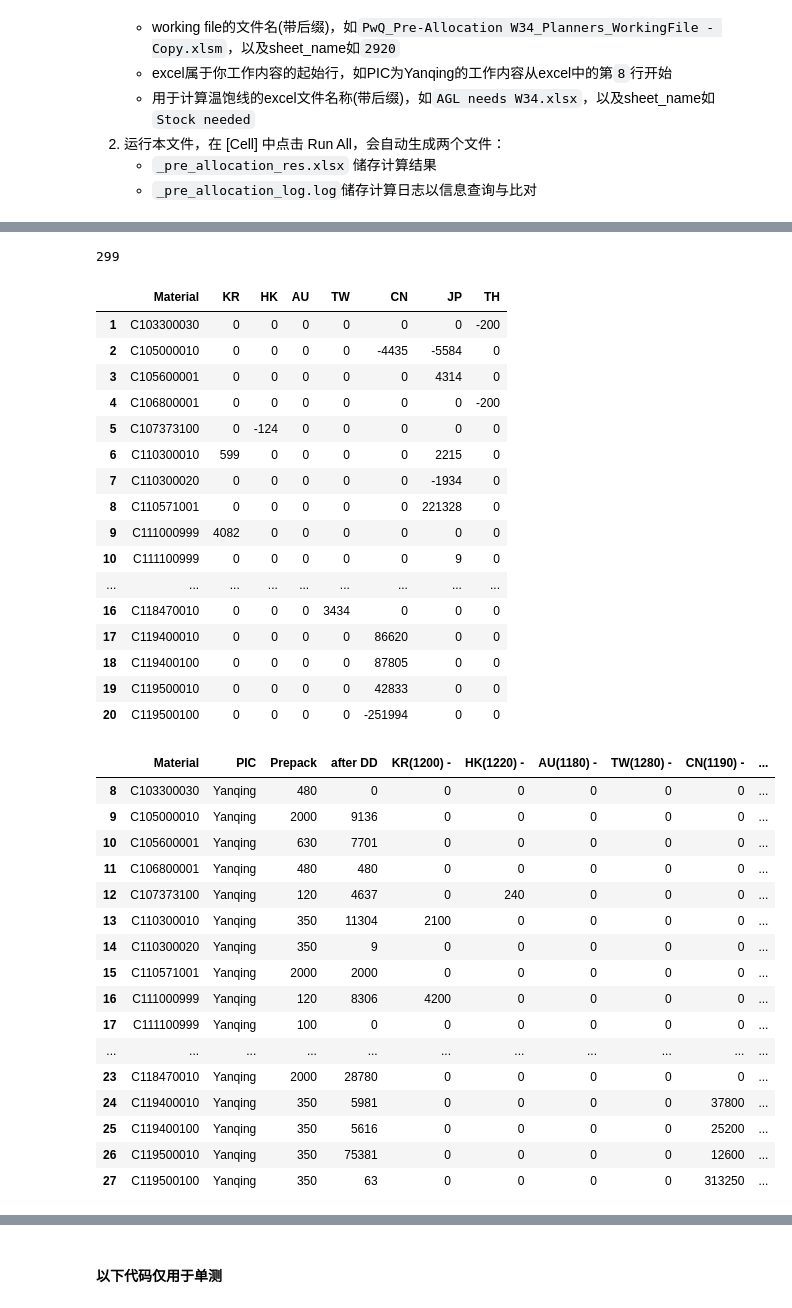
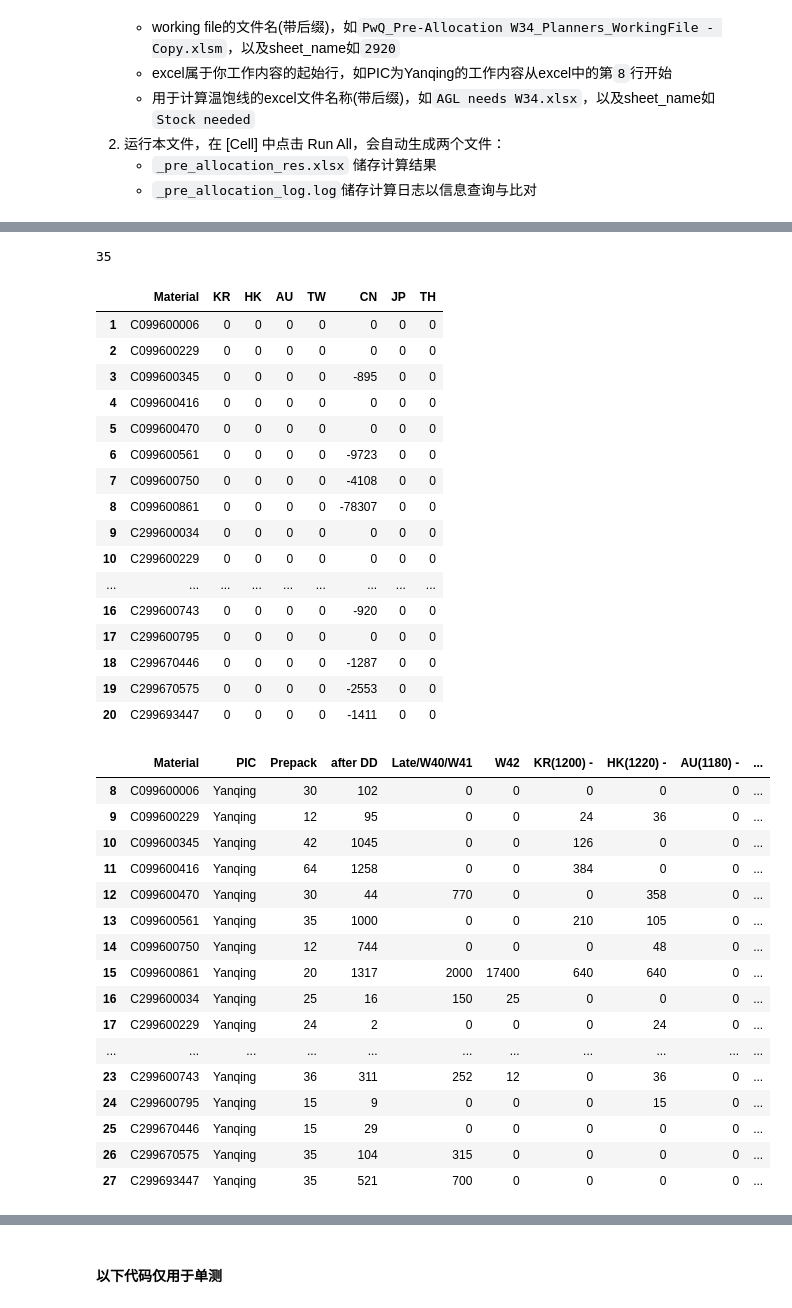
Before and after one commit to lkean9/supply_planning_trivial_matters, a Jupyter notebook: pre_allocation/application.ipynb, the cells around one changed output, grey strips where cells are left out. Saved outputs shown, nothing was run; the diff lists cells and outputs as text; code cells hidden in the pictures.

Commit message:
add availability for pre_allocation

````diff
--- a/pre_allocation/application.ipynb
+++ b/pre_allocation/application.ipynb
@@ -9,10 +9,10 @@
     * ```_pre_allocation_log.log```储存计算日志以信息查询与比对
 # %%
 # 注：使用前请先确保以下信息填写正确：
-working_file_name = 'PwQ_Pre-Allocation W38_Planners_WorkingFile - YQ.xlsm'
+working_file_name = 'copy PwQ_Pre-Allocation W40_Planners_WorkingFile - YQ.xlsm'
 working_file_sheet_name = '2920'
 start_row = 8
-agl_needs_file_name = 'AGL needs W38.xlsx'
+agl_needs_file_name = 'AGL needs W40.xlsx'
 agl_needs_file_sheet_name = 'Stock needed'
 pic = 'Yanqing'
 # %%
@@ -42,8 +42,12 @@ working_file = working_file[working_file['PIC'] == pic]
 working_file.index = np.arange(start_row, len(working_file) + start_row)
 columns = ['Material', 'PIC', 'Prepack', 'SOH', 'Avg Ind.Req (M)','KR(1200) -', 'Direct KR', 'HK(1220) -', 'Direct HK','AU(1180) -', 'Direct AU', 'TW(1280) -', 'Direct TW', 'CN(1190) -',
        'Direct CN', 'JP(1230) -', 'Direct JP', 'TH(1340) -', 'Direct TH']
+in_transit_columns = working_file.columns[[15,16,17,18]].tolist() # late, Wn, Wn+1, Wn+2 in transit value
+columns.extend(in_transit_columns)
 working_file = working_file[columns].replace(np.nan, 0)
 working_file = working_file.astype({'Avg Ind.Req (M)':int})
+for week in in_transit_columns:
+    working_file = working_file.astype({week: int})
 # %%
 working_file.head(20)
 # %% [output]
@@ -74,7 +79,10 @@ newdf['CN(1190) -'] = np.where(newdf['CN(1190) -'] - newdf['Direct CN'] <= 0, 0,
 newdf['JP(1230) -'] = np.where(newdf['JP(1230) -'] - newdf['Direct JP'] <= 0, 0, newdf['JP(1230) -'] - newdf['Direct JP'])
 newdf['TH(1340) -'] = np.where(newdf['TH(1340) -'] - newdf['Direct TH'] <= 0, 0, newdf['TH(1340) -'] - newdf['Direct TH'])
 newdf['after DD'] = np.where(newdf['SOH'] - newdf['Avg Ind.Req (M)'] <= 0, 0, newdf['SOH'] - newdf['Avg Ind.Req (M)'])
-newdf.drop(['Direct KR','Direct HK','Direct AU','Direct TW','Direct CN','Direct JP','Direct TH'], axis=1,inplace=True)
+late, wn, wn1, wn2 = in_transit_columns
+till_wn1 = late + '/' + wn + '/' + wn1
+newdf[till_wn1] = newdf[late] + newdf[wn] + newdf[wn1]
+newdf.drop(['Direct KR','Direct HK','Direct AU','Direct TW','Direct CN','Direct JP','Direct TH',late,wn,wn1], axis=1,inplace=True)
 # %%
 newdf.head(20)
 # %% [output]
@@ -134,48 +142,50 @@ agl_needs = agl_needs.astype({'KR':int, 'HK': int, 'AU': int, 'TW':int, 'CN': in
 print(len(agl_needs))
 agl_needs.head(20)
 # %% [output]
-299
+35
 |  | Material | KR | HK | AU | TW | CN | JP | TH |
-| 1 | C103300030 | 0 | 0 | 0 | 0 | 0 | 0 | -200 |
-| 2 | C105000010 | 0 | 0 | 0 | 0 | -4435 | -5584 | 0 |
-| 3 | C105600001 | 0 | 0 | 0 | 0 | 0 | 4314 | 0 |
-| 4 | C106800001 | 0 | 0 | 0 | 0 | 0 | 0 | -200 |
-| 5 | C107373100 | 0 | -124 | 0 | 0 | 0 | 0 | 0 |
-| 6 | C110300010 | 599 | 0 | 0 | 0 | 0 | 2215 | 0 |
-| 7 | C110300020 | 0 | 0 | 0 | 0 | 0 | -1934 | 0 |
-| 8 | C110571001 | 0 | 0 | 0 | 0 | 0 | 221328 | 0 |
-| 9 | C111000999 | 4082 | 0 | 0 | 0 | 0 | 0 | 0 |
-| 10 | C111100999 | 0 | 0 | 0 | 0 | 0 | 9 | 0 |
+| 1 | C099600006 | 0 | 0 | 0 | 0 | 0 | 0 | 0 |
+| 2 | C099600229 | 0 | 0 | 0 | 0 | 0 | 0 | 0 |
+| 3 | C099600345 | 0 | 0 | 0 | 0 | -895 | 0 | 0 |
+| 4 | C099600416 | 0 | 0 | 0 | 0 | 0 | 0 | 0 |
+| 5 | C099600470 | 0 | 0 | 0 | 0 | 0 | 0 | 0 |
+| 6 | C099600561 | 0 | 0 | 0 | 0 | -9723 | 0 | 0 |
+| 7 | C099600750 | 0 | 0 | 0 | 0 | -4108 | 0 | 0 |
+| 8 | C099600861 | 0 | 0 | 0 | 0 | -78307 | 0 | 0 |
+| 9 | C299600034 | 0 | 0 | 0 | 0 | 0 | 0 | 0 |
+| 10 | C299600229 | 0 | 0 | 0 | 0 | 0 | 0 | 0 |
 | ... | ... | ... | ... | ... | ... | ... | ... | ... |
-| 16 | C118470010 | 0 | 0 | 0 | 3434 | 0 | 0 | 0 |
-| 17 | C119400010 | 0 | 0 | 0 | 0 | 86620 | 0 | 0 |
-| 18 | C119400100 | 0 | 0 | 0 | 0 | 87805 | 0 | 0 |
-| 19 | C119500010 | 0 | 0 | 0 | 0 | 42833 | 0 | 0 |
-| 20 | C119500100 | 0 | 0 | 0 | 0 | -251994 | 0 | 0 |
+| 16 | C299600743 | 0 | 0 | 0 | 0 | -920 | 0 | 0 |
+| 17 | C299600795 | 0 | 0 | 0 | 0 | 0 | 0 | 0 |
+| 18 | C299670446 | 0 | 0 | 0 | 0 | -1287 | 0 | 0 |
+| 19 | C299670575 | 0 | 0 | 0 | 0 | -2553 | 0 | 0 |
+| 20 | C299693447 | 0 | 0 | 0 | 0 | -1411 | 0 | 0 |
 # %%
 df = pd.merge(newdf, agl_needs, on='Material', how='outer')
 df.drop(['SOH','Avg Ind.Req (M)'], axis=1, inplace=True)
 df.insert(3, 'after DD', df.pop('after DD'))
+df.insert(4, till_wn1, df.pop(till_wn1))
+df.insert(5, wn2, df.pop(wn2))
 df.index = np.arange(start_row, len(df) + start_row)
 df.head(20)
 # %% [output]
-|  | Material | PIC | Prepack | after DD | KR(1200) - | HK(1220) - | AU(1180) - | TW(1280) - | CN(1190) - | ... |
-| 8 | C103300030 | Yanqing | 480 | 0 | 0 | 0 | 0 | 0 | 0 | ... |
-| 9 | C105000010 | Yanqing | 2000 | 9136 | 0 | 0 | 0 | 0 | 0 | ... |
-| 10 | C105600001 | Yanqing | 630 | 7701 | 0 | 0 | 0 | 0 | 0 | ... |
-| 11 | C106800001 | Yanqing | 480 | 480 | 0 | 0 | 0 | 0 | 0 | ... |
-| 12 | C107373100 | Yanqing | 120 | 4637 | 0 | 240 | 0 | 0 | 0 | ... |
-| 13 | C110300010 | Yanqing | 350 | 11304 | 2100 | 0 | 0 | 0 | 0 | ... |
-| 14 | C110300020 | Yanqing | 350 | 9 | 0 | 0 | 0 | 0 | 0 | ... |
-| 15 | C110571001 | Yanqing | 2000 | 2000 | 0 | 0 | 0 | 0 | 0 | ... |
-| 16 | C111000999 | Yanqing | 120 | 8306 | 4200 | 0 | 0 | 0 | 0 | ... |
-| 17 | C111100999 | Yanqing | 100 | 0 | 0 | 0 | 0 | 0 | 0 | ... |
+|  | Material | PIC | Prepack | after DD | Late/W40/W41 | W42 | KR(1200) - | HK(1220) - | AU(1180) - | ... |
+| 8 | C099600006 | Yanqing | 30 | 102 | 0 | 0 | 0 | 0 | 0 | ... |
+| 9 | C099600229 | Yanqing | 12 | 95 | 0 | 0 | 24 | 36 | 0 | ... |
+| 10 | C099600345 | Yanqing | 42 | 1045 | 0 | 0 | 126 | 0 | 0 | ... |
+| 11 | C099600416 | Yanqing | 64 | 1258 | 0 | 0 | 384 | 0 | 0 | ... |
+| 12 | C099600470 | Yanqing | 30 | 44 | 770 | 0 | 0 | 358 | 0 | ... |
+| 13 | C099600561 | Yanqing | 35 | 1000 | 0 | 0 | 210 | 105 | 0 | ... |
+| 14 | C099600750 | Yanqing | 12 | 744 | 0 | 0 | 0 | 48 | 0 | ... |
+| 15 | C099600861 | Yanqing | 20 | 1317 | 2000 | 17400 | 640 | 640 | 0 | ... |
+| 16 | C299600034 | Yanqing | 25 | 16 | 150 | 25 | 0 | 0 | 0 | ... |
+| 17 | C299600229 | Yanqing | 24 | 2 | 0 | 0 | 0 | 24 | 0 | ... |
 | ... | ... | ... | ... | ... | ... | ... | ... | ... | ... | ... |
-| 23 | C118470010 | Yanqing | 2000 | 28780 | 0 | 0 | 0 | 0 | 0 | ... |
-| 24 | C119400010 | Yanqing | 350 | 5981 | 0 | 0 | 0 | 0 | 37800 | ... |
-| 25 | C119400100 | Yanqing | 350 | 5616 | 0 | 0 | 0 | 0 | 25200 | ... |
-| 26 | C119500010 | Yanqing | 350 | 75381 | 0 | 0 | 0 | 0 | 12600 | ... |
-| 27 | C119500100 | Yanqing | 350 | 63 | 0 | 0 | 0 | 0 | 313250 | ... |
+| 23 | C299600743 | Yanqing | 36 | 311 | 252 | 12 | 0 | 36 | 0 | ... |
+| 24 | C299600795 | Yanqing | 15 | 9 | 0 | 0 | 0 | 15 | 0 | ... |
+| 25 | C299670446 | Yanqing | 15 | 29 | 0 | 0 | 0 | 0 | 0 | ... |
+| 26 | C299670575 | Yanqing | 35 | 104 | 315 | 0 | 0 | 0 | 0 | ... |
+| 27 | C299693447 | Yanqing | 35 | 521 | 700 | 0 | 0 | 0 | 0 | ... |
 # %%
 def getFinalResult(row):
     prepack = row['Prepack']
````
Also changed, not shown: parts of 6 cells of this notebook, 1 other file.
